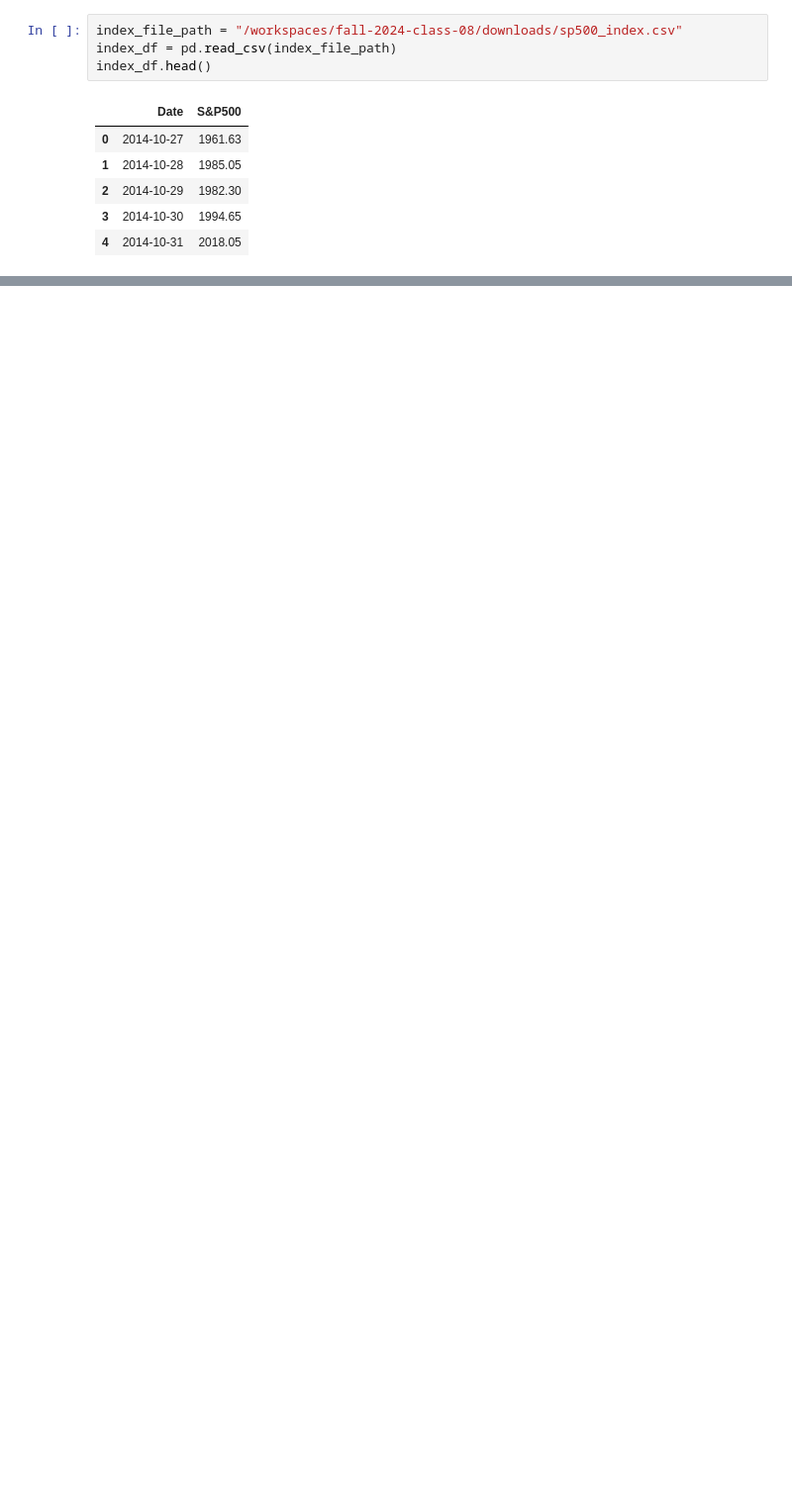
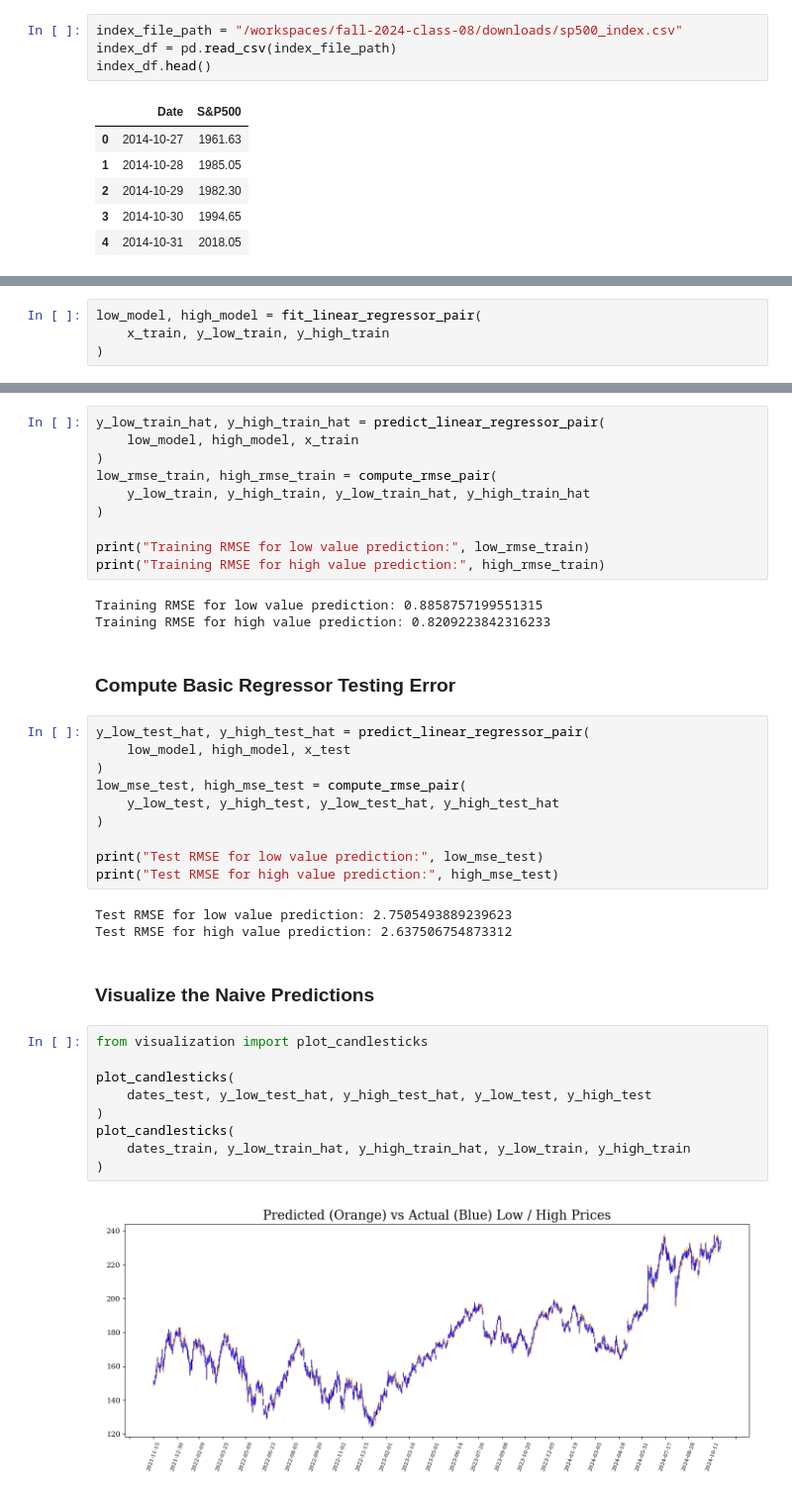
Before and after one commit to ruc-practical-ai/fall-2024-class-08, a Jupyter notebook: notebooks/example.ipynb, the cells around one changed output, grey strips where cells are left out. Shown at 99% size. Drawn from its saved outputs; the diff is of its cells as text; blank space fills up the shorter version.

```diff
--- a/notebooks/example.ipynb
+++ b/notebooks/example.ipynb
@@ -261,0 +176,4 @@ plt.scatter(x_indices, y_low_test)
+# %%
+low_model, high_model = fit_linear_regressor_pair(
+    x_train, y_low_train, y_high_train
+)
@@ -261,0 +182,41 @@ plt.scatter(x_indices, y_low_test)
+# %%
+y_low_train_hat, y_high_train_hat = predict_linear_regressor_pair(
+    low_model, high_model, x_train
+)
+low_rmse_train, high_rmse_train = compute_rmse_pair(
+    y_low_train, y_high_train, y_low_train_hat, y_high_train_hat
+)
+
+print("Training RMSE for low value prediction:", low_rmse_train)
+print("Training RMSE for high value prediction:", high_rmse_train)
+# %% [output]
+Training RMSE for low value prediction: 0.8858757199551315
+Training RMSE for high value prediction: 0.8209223842316233
+# %% [markdown]
+### Compute Basic Regressor Testing Error
+# %%
+y_low_test_hat, y_high_test_hat = predict_linear_regressor_pair(
+    low_model, high_model, x_test
+)
+low_mse_test, high_mse_test = compute_rmse_pair(
+    y_low_test, y_high_test, y_low_test_hat, y_high_test_hat
+)
+
+print("Test RMSE for low value prediction:", low_mse_test)
+print("Test RMSE for high value prediction:", high_mse_test)
+# %% [output]
+Test RMSE for low value prediction: 2.7505493889239623
+Test RMSE for high value prediction: 2.637506754873312
+# %% [markdown]
+### Visualize the Naive Predictions
+# %%
+from visualization import plot_candlesticks
+
+plot_candlesticks(
+    dates_test, y_low_test_hat, y_high_test_hat, y_low_test, y_high_test
+)
+plot_candlesticks(
+    dates_train, y_low_train_hat, y_high_train_hat, y_low_train, y_high_train
+)
+# %% [output]
+[figure, added]
```
Also changed, not shown: parts of 35 cells of this notebook, 6 other files.
